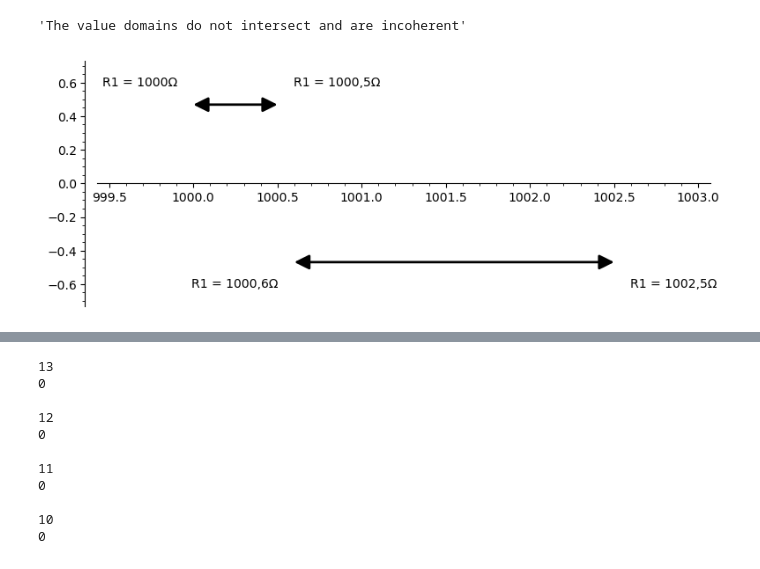
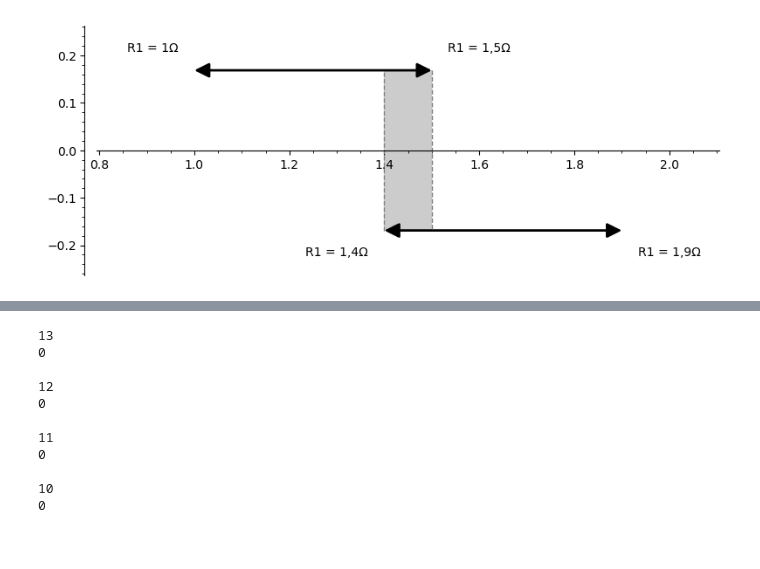
Before and after one commit to Xavier-XIII/Visual-coherence-analysis-generator, a Jupyter notebook: coherenciator.ipynb, the cells around one changed output, grey strips where cells are left out. Drawn from its saved outputs; the diff is of its cells as text; code cells hidden in the pictures.

```diff
--- a/coherenciator.ipynb
+++ b/coherenciator.ipynb
@@ -1,22 +1,22 @@
 # %%
 #TODO
-#Fully test auto scale work
-#Remove y axis from view
+#Make exageration factor to make small intersections or non intersections visible
 #Mode for non-domain values
 #Allow selection of domain - x axis - domain or domain - domain -x axis orders
 #Add labels for intersected
 #support scientific numbers
 
 #Defining the start and end values for the values' domains
-s1 = 1000
-e1 = 1000.5
-s2 = 1000.6
-e2 = 1002.5
+s1 = 1
+e1 = 1.5
+s2 = 1.4
+e2 = 1.9
 
 #Defining the units and value name
 units = "Ω"
 val_name = "R1"
 decimal_divide = ","
+intersection_labels = false
 
 #Defining the colors of the value domains, intersection domain and text
 h_color = "black"
@@ -86,60 +86,51 @@ def detrail(n) -> str :
                     output_num += num[1][j]
                 return str(num[0]) + decimal_divide + str(output_num)
     else:
         return str(n)
 
+#label maker
+def label_maker(val_name, s1, e1, s2, e2, height_dist, t_color):
+    if val_name != "":
+        val_name += " = "
+    t1 = text(val_name + detrail(s1) + units, (s1 - height_dist/5, height_dist + height_dist/5), color=t_color, fontsize=10, horizontal_alignment='right', vertical_alignment="bottom")
+    t2 = text(val_name + detrail(e1) + units, (e1 + height_dist/5, height_dist + height_dist/5), color=t_color, fontsize=10, horizontal_alignment='left', vertical_alignment="bottom")
+    t3 = text(val_name + detrail(s2) + units, (s2 - height_dist/5, -height_dist - height_dist/5), color=t_color, fontsize=10, horizontal_alignment='right', vertical_alignment="top")
+    t4 = text(val_name + detrail(e2) + units, (e2 + height_dist/5, -height_dist - height_dist/5), color=t_color, fontsize=10, horizontal_alignment='left', vertical_alignment="top")
+    return [t1, t2, t3, t4]
+
 #if an intersection exists, display the graph with intersection highlighted and dotted lines
 #if the intersection is a single value, only display dotted line
 #otherwise notify user and display the domains on the graph
 if len(intersect) == 2:
 
     p1 = ([intersect[0], height_dist])
     p2 = ([intersect[0], -height_dist])
     p3 = ([intersect[1], -height_dist])
     p4 = ([intersect[1], height_dist])
 
     l1 = line([(intersect[0], height_dist), (intersect[0], -height_dist)], linestyle='dashed', color=v_color)
     l2 = line([(intersect[1], -height_dist), (intersect[1], height_dist)], linestyle='dashed', color=v_color)
 
     a = polygon([p1, p2, p3, p4], color=d_color, alpha=0.4)
 
-    if val_name != "":
-        val_name += " = "
-
-    t1 = text(val_name + detrail(s1) + units, (s1 - height_dist/5, height_dist + height_dist/5), color=t_color, fontsize=10, horizontal_alignment='right', vertical_alignment="bottom")
-    t2 = text(val_name + detrail(e1) + units, (e1 + height_dist/5, height_dist + height_dist/5), color=t_color, fontsize=10, horizontal_alignment='left', vertical_alignment="bottom")
-    t3 = text(val_name + detrail(s2) + units, (s2 - height_dist/5, -height_dist - height_dist/5), color=t_color, fontsize=10, horizontal_alignment='right', vertical_alignment="top")
-    t4 = text(val_name + detrail(e2) + units, (e2 + height_dist/5, -height_dist - height_dist/5), color=t_color, fontsize=10, horizontal_alignment='left', vertical_alignment="top")
-
-    show(v1 + v2 + l1 + l2 + a + t1 + t2 + t3 + t4, xmin=xmin, xmax=xmax , ymin=ymin, ymax=ymax, figsize=8, aspect_ratio=1)
+    labels = label_maker(val_name, s1, e1, s2, e2, height_dist, t_color)
+    show(v1 + v2 + l1 + l2 + a + labels[0] + labels[1] + labels[2] + labels[3], xmin=xmin, xmax=xmax , ymin=ymin, ymax=ymax, figsize=8, aspect_ratio=1)
 
 elif len(intersect) == 1:
+    show("Single value intersection")
 
     l1 = line([(intersect[0], height_dist), (intersect[0], -height_dist)], linestyle='dashed', color=v_color)
 
-    if val_name != "":
-        val_name += " = "
-    t1 = text(val_name + detrail(s1) + units, (s1 - height_dist/5, height_dist + height_dist/5), color=t_color, fontsize=10, horizontal_alignment='right', vertical_alignment="bottom")
-    t2 = text(val_name + detrail(e1) + units, (e1 + height_dist/5, height_dist + height_dist/5), color=t_color, fontsize=10, horizontal_alignment='left', vertical_alignment="bottom")
-    t3 = text(val_name + detrail(s2) + units, (s2 - height_dist/5, -height_dist - height_dist/5), color=t_color, fontsize=10, horizontal_alignment='right', vertical_alignment="top")
-    t4 = text(val_name + detrail(e2) + units, (e2 + height_dist/5, -height_dist - height_dist/5), color=t_color, fontsize=10, horizontal_alignment='left', vertical_alignment="top")
-
-    show(v1 + v2 + l1 + t1 + t2 + t3 + t4, xmin=xmin, xmax=xmax , ymin=ymin, ymax=ymax, figsize=8, aspect_ratio=1)
+    labels = label_maker(val_name, s1, e1, s2, e2, height_dist, t_color)
+    show(v1 + v2 + l1 + labels[0] + labels[1] + labels[2] + labels[3], xmin=xmin, xmax=xmax , ymin=ymin, ymax=ymax, figsize=8, aspect_ratio=1)
 
 else:
     show("The value domains do not intersect and are incoherent")
 
-    if val_name != "":
-        val_name += " = "
-    t1 = text(val_name + detrail(s1) + units, (s1 - height_dist/5, height_dist + height_dist/5), color=t_color, fontsize=10, horizontal_alignment='right', vertical_alignment="bottom")
-    t2 = text(val_name + detrail(e1) + units, (e1 + height_dist/5, height_dist + height_dist/5), color=t_color, fontsize=10, horizontal_alignment='left', vertical_alignment="bottom")
-    t3 = text(val_name + detrail(s2) + units, (s2 - height_dist/5, -height_dist - height_dist/5), color=t_color, fontsize=10, horizontal_alignment='right', vertical_alignment="top")
-    t4 = text(val_name + detrail(e2) + units, (e2 + height_dist/5, -height_dist - height_dist/5), color=t_color, fontsize=10, horizontal_alignment='left', vertical_alignment="top")
-
-    show(v1 + v2 + t1 + t2 + t3 + t4, xmin=xmin, xmax=xmax , ymin=ymin, ymax=ymax, figsize=8, aspect_ratio=1)
+    labels = label_maker(val_name, s1, e1, s2, e2, height_dist, t_color)
+    show(v1 + v2 + labels[0] + labels[1] + labels[2] + labels[3], xmin=xmin, xmax=xmax , ymin=ymin, ymax=ymax, figsize=8, aspect_ratio=1)
 # %% [output]
-'The value domains do not intersect and are incoherent'
-[figure, old version]
+[figure, new version]
 # %%
 # stub for a mode that takes a single value (like a theoretical one without uncertainty) instead of a second domain
 
```
Also changed, not shown: parts of 1 cell of this notebook.
